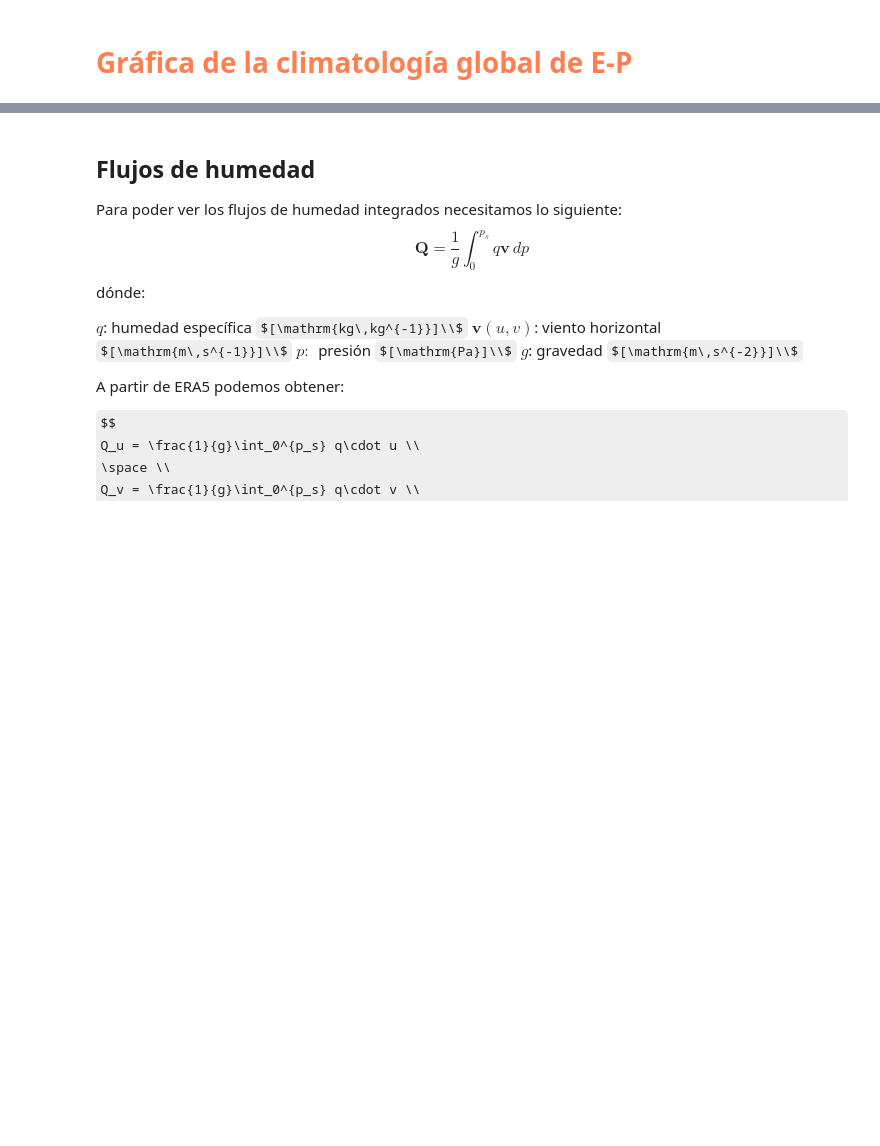
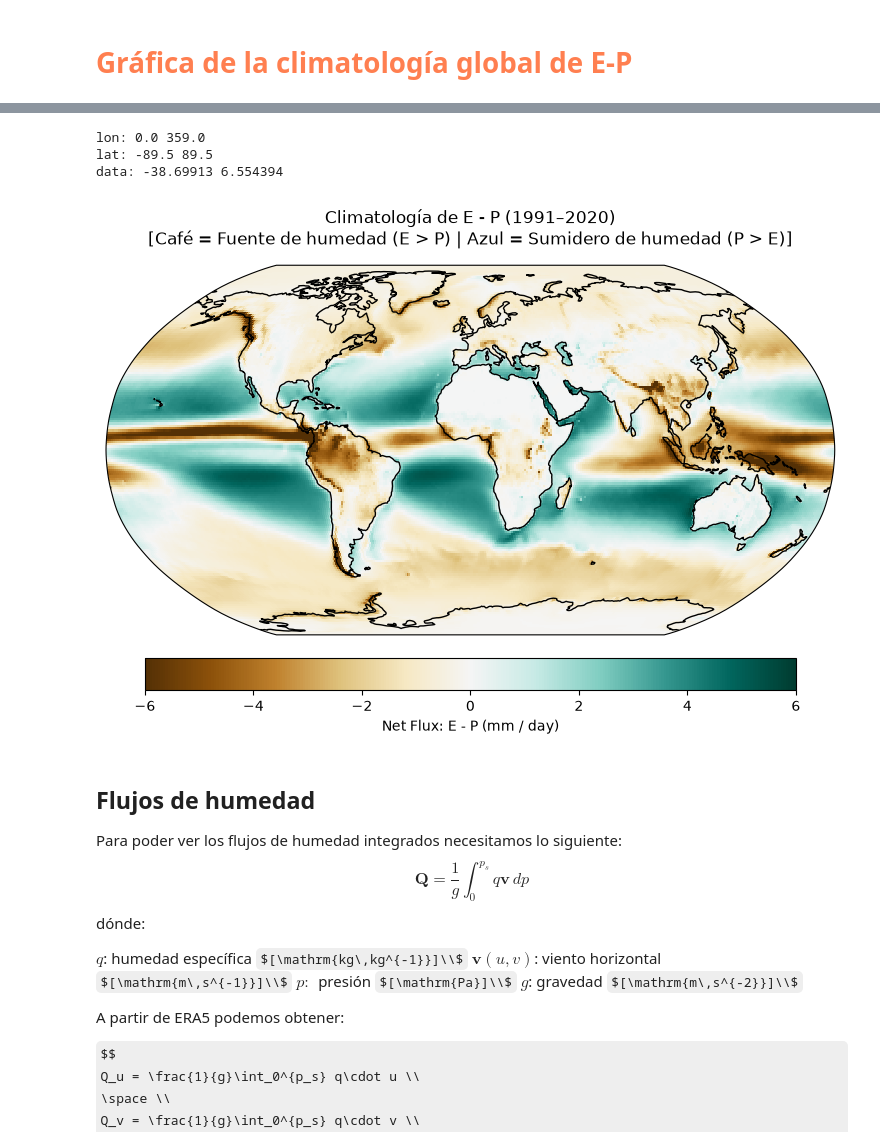
Before and after one commit to Dinamica-del-Clima-2027-1/Notebooks, a Jupyter notebook: Cartopy_1.ipynb, the cells around one changed output, grey strips where cells are left out. Cells and saved outputs as stored; diff of their text form; code cells hidden in the pictures; some formulas as TeX source; blank space fills up the shorter version.

```diff
--- a/Cartopy_1.ipynb
+++ b/Cartopy_1.ipynb
@@ -398,3 +485,47 @@ Obtener la climatologia global de E-P y graficarla
+# %%
+fig = plt.figure(figsize=(12, 6))
+
+ax = plt.axes(projection=ccrs.Robinson())
+
+ax.coastlines()
+
+lon = e_menos_p.lon.values
+lat = e_menos_p.lat.values
+data = e_menos_p.values
+
+print("lon:", lon.min(), lon.max())
+print("lat:", lat.min(), lat.max())
+print("data:", data.min(), data.max())
+
+im = ax.pcolormesh(
+    lon,
+    lat,
+    data,
+    transform=ccrs.PlateCarree(),
+    cmap="BrBG",
+    vmin=-6,
+    vmax=6
+)
+
+cbar = plt.colorbar(im,
+                    label='Net Flux: E - P (mm / day)',
+                    orientation='horizontal',
+                    pad=0.05,
+                    shrink=0.7)
+
+ax.set_global()
+
+
+plt.title('Climatología de E - P (1991–2020)\n'
+          '[Café = Fuente de humedad (E > P) | Azul = Sumidero de humedad (P > E)]',
+          fontsize=12, pad=15)
+
+plt.show()
+# %% [output]
+lon: 0.0 359.0
+lat: -89.5 89.5
+data: -38.69913 6.554394
+[figure, added]
 # %% [markdown]
 ## Flujos de humedad
 
```
Also changed, not shown: parts of 12 cells of this notebook.
